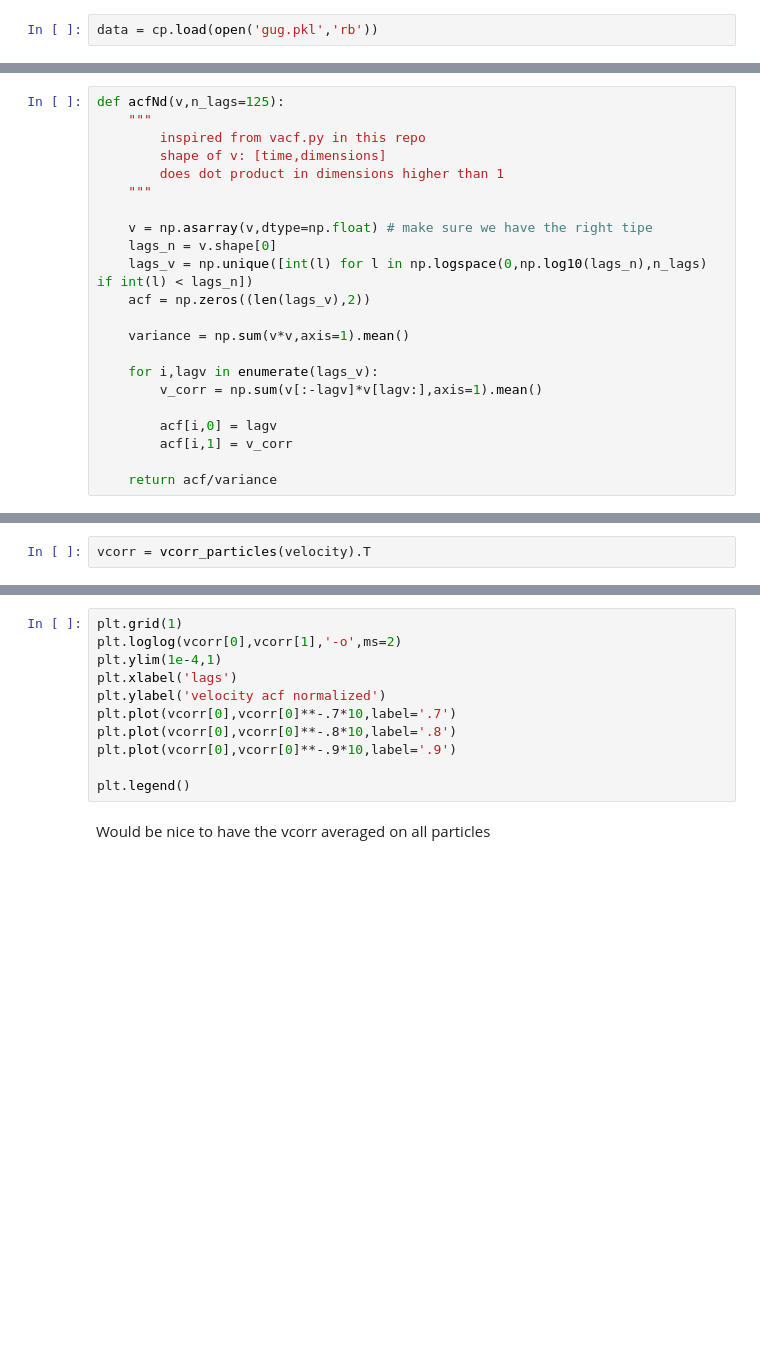
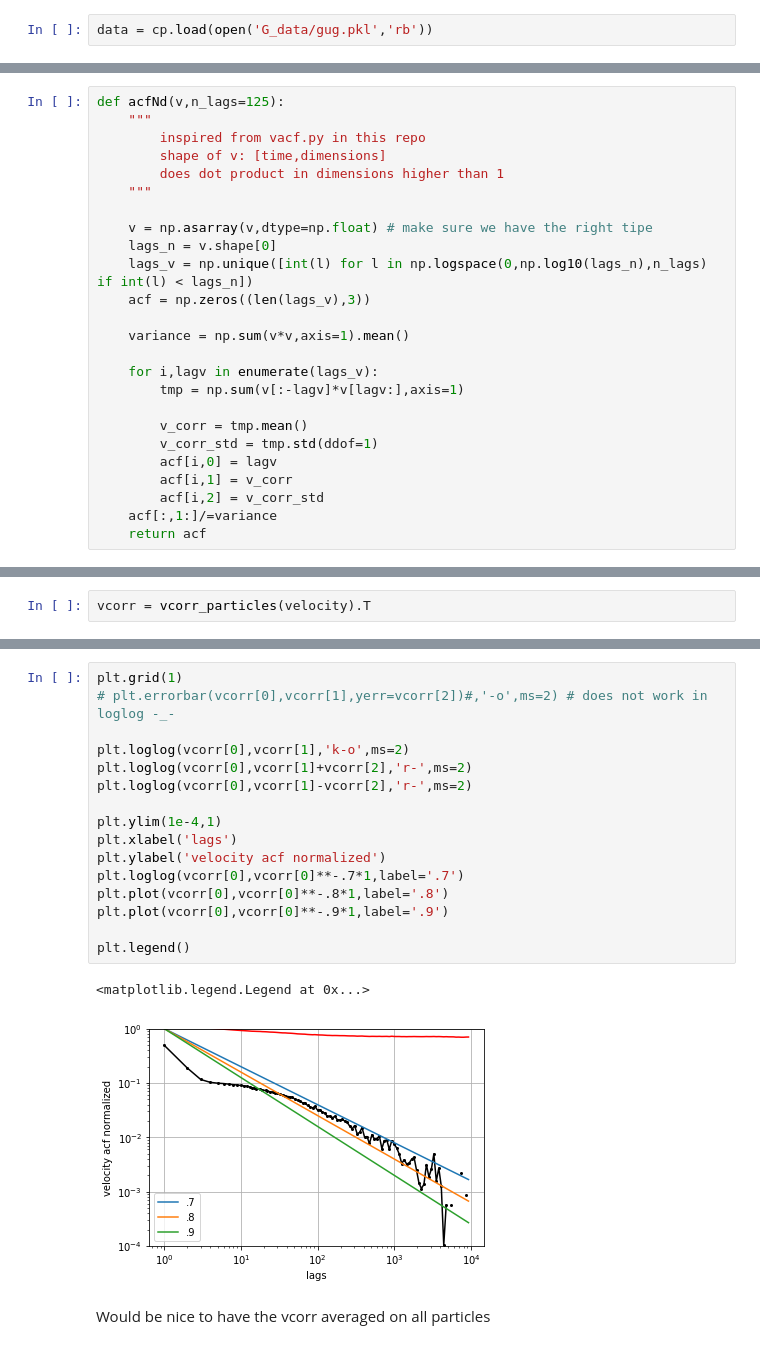
Before and after one commit to shrokmel/streaming, a Jupyter notebook: ok.ipynb, the cells around one changed output, grey strips where cells are left out. Cells and saved outputs as stored; diff of their text form; blank space fills up the shorter version.

Commit message:
acf with errors (std)

```diff
--- a/ok.ipynb
+++ b/ok.ipynb
@@ -5,4 +5,4 @@ import pickle as cp
 # %% [output]
 Populating the interactive namespace from numpy and matplotlib
 # %%
-data = cp.load(open('gug.pkl','rb'))
+data = cp.load(open('G_data/gug.pkl','rb'))
@@ -216,17 +260,20 @@ def acfNd(v,n_lags=125):
     v = np.asarray(v,dtype=np.float) # make sure we have the right tipe
     lags_n = v.shape[0]
     lags_v = np.unique([int(l) for l in np.logspace(0,np.log10(lags_n),n_lags) if int(l) < lags_n])
-    acf = np.zeros((len(lags_v),2))
+    acf = np.zeros((len(lags_v),3))
 
     variance = np.sum(v*v,axis=1).mean()
 
     for i,lagv in enumerate(lags_v):
-        v_corr = np.sum(v[:-lagv]*v[lagv:],axis=1).mean()
+        tmp = np.sum(v[:-lagv]*v[lagv:],axis=1)
 
+        v_corr = tmp.mean()
+        v_corr_std = tmp.std(ddof=1)
         acf[i,0] = lagv
         acf[i,1] = v_corr
-
-    return acf/variance
+        acf[i,2] = v_corr_std
+    acf[:,1:]/=variance
+    return acf
 # %%
 print (velocity.shape)
 velocity =velocity.transpose(0,2,1)
@@ -250,14 +302,22 @@ vcorr = vcorr_particles(velocity).T
 # %%
 plt.grid(1)
-plt.loglog(vcorr[0],vcorr[1],'-o',ms=2)
+# plt.errorbar(vcorr[0],vcorr[1],yerr=vcorr[2])#,'-o',ms=2) # does not work in loglog -_-
+
+plt.loglog(vcorr[0],vcorr[1],'k-o',ms=2)
+plt.loglog(vcorr[0],vcorr[1]+vcorr[2],'r-',ms=2)
+plt.loglog(vcorr[0],vcorr[1]-vcorr[2],'r-',ms=2)
+
 plt.ylim(1e-4,1)
 plt.xlabel('lags')
 plt.ylabel('velocity acf normalized')
-plt.plot(vcorr[0],vcorr[0]**-.7*10,label='.7')
-plt.plot(vcorr[0],vcorr[0]**-.8*10,label='.8')
-plt.plot(vcorr[0],vcorr[0]**-.9*10,label='.9')
+plt.loglog(vcorr[0],vcorr[0]**-.7*1,label='.7')
+plt.plot(vcorr[0],vcorr[0]**-.8*1,label='.8')
+plt.plot(vcorr[0],vcorr[0]**-.9*1,label='.9')
 
 plt.legend()
+# %% [output]
+<matplotlib.legend.Legend at 0x...>
+[figure, added]
 # %% [markdown]
 Would be nice to have the vcorr averaged on all particles
 # %%
```
Also changed, not shown: parts of 22 cells of this notebook.
